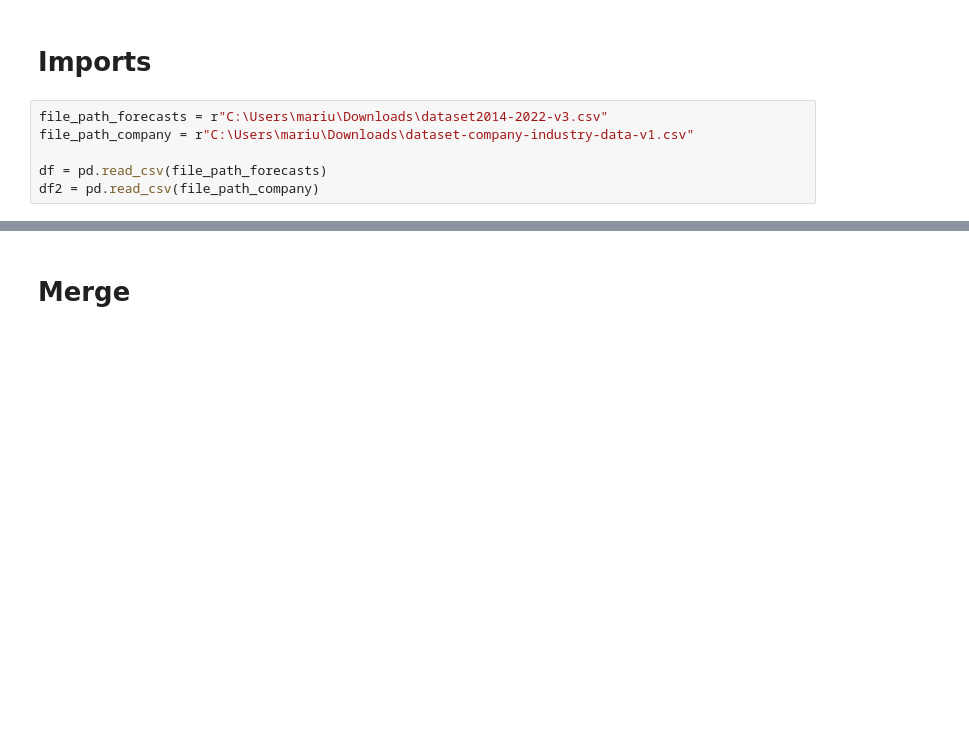
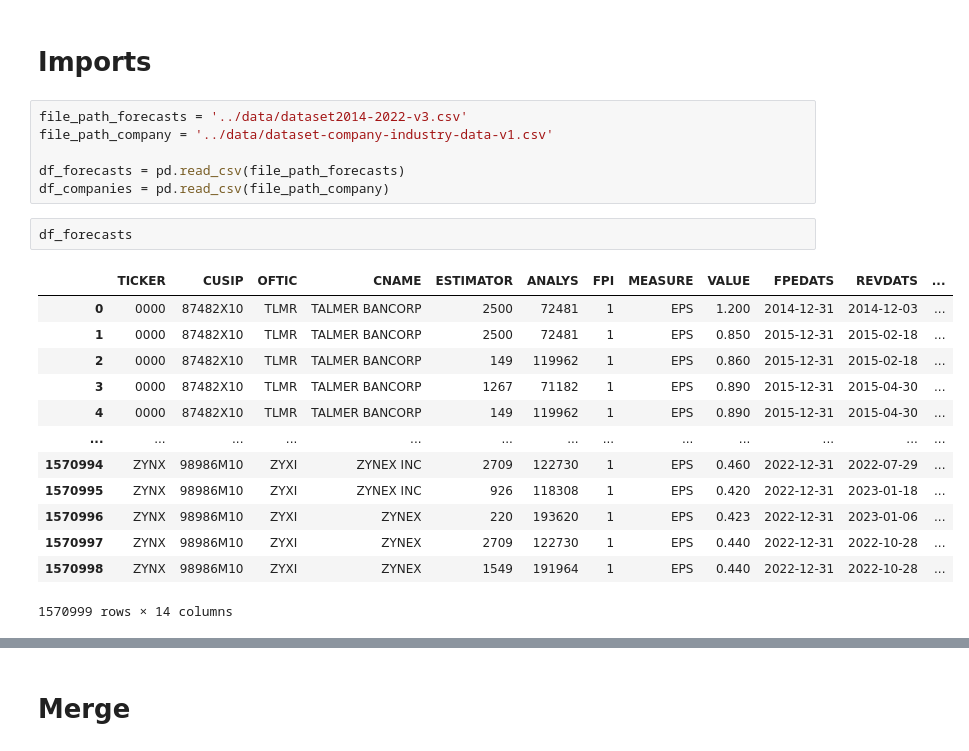
Before and after one commit to moshchev/gsfm_SS24, a Jupyter notebook: notebooks/dv-feature-generation.ipynb, the cells around one changed output, grey strips where cells are left out. Drawn from its saved outputs; the diff is of its cells as text; blank space fills up the shorter version.

```diff
--- a/notebooks/dv-feature-generation.ipynb
+++ b/notebooks/dv-feature-generation.ipynb
@@ -5,8 +5,24 @@ import polars as pl
 # %% [markdown]
 # Imports
 # %%
-file_path_forecasts = r"C:\Users\mariu\Downloads\dataset2014-2022-v3.csv"
-file_path_company = r"C:\Users\mariu\Downloads\dataset-company-industry-data-v1.csv"
+file_path_forecasts = '../data/dataset2014-2022-v3.csv'
+file_path_company = '../data/dataset-company-industry-data-v1.csv'
 
-df = pd.read_csv(file_path_forecasts)
-df2 = pd.read_csv(file_path_company)
+df_forecasts = pd.read_csv(file_path_forecasts)
+df_companies = pd.read_csv(file_path_company)
+# %%
+df_forecasts
+# %% [output]
+|  | TICKER | CUSIP | OFTIC | CNAME | ESTIMATOR | ANALYS | FPI | MEASURE | VALUE | FPEDATS | REVDATS | ... |
+| 0 | 0000 | 87482X10 | TLMR | TALMER BANCORP | 2500 | 72481 | 1 | EPS | 1.200 | 2014-12-31 | 2014-12-03 | ... |
+| 1 | 0000 | 87482X10 | TLMR | TALMER BANCORP | 2500 | 72481 | 1 | EPS | 0.850 | 2015-12-31 | 2015-02-18 | ... |
+| 2 | 0000 | 87482X10 | TLMR | TALMER BANCORP | 149 | 119962 | 1 | EPS | 0.860 | 2015-12-31 | 2015-02-18 | ... |
+| 3 | 0000 | 87482X10 | TLMR | TALMER BANCORP | 1267 | 71182 | 1 | EPS | 0.890 | 2015-12-31 | 2015-04-30 | ... |
+| 4 | 0000 | 87482X10 | TLMR | TALMER BANCORP | 149 | 119962 | 1 | EPS | 0.890 | 2015-12-31 | 2015-04-30 | ... |
+| ... | ... | ... | ... | ... | ... | ... | ... | ... | ... | ... | ... | ... |
+| 1570994 | ZYNX | 98986M10 | ZYXI | ZYNEX INC | 2709 | 122730 | 1 | EPS | 0.460 | 2022-12-31 | 2022-07-29 | ... |
+| 1570995 | ZYNX | 98986M10 | ZYXI | ZYNEX INC | 926 | 118308 | 1 | EPS | 0.420 | 2022-12-31 | 2023-01-18 | ... |
+| 1570996 | ZYNX | 98986M10 | ZYXI | ZYNEX | 220 | 193620 | 1 | EPS | 0.423 | 2022-12-31 | 2023-01-06 | ... |
+| 1570997 | ZYNX | 98986M10 | ZYXI | ZYNEX | 2709 | 122730 | 1 | EPS | 0.440 | 2022-12-31 | 2022-10-28 | ... |
+| 1570998 | ZYNX | 98986M10 | ZYXI | ZYNEX | 1549 | 191964 | 1 | EPS | 0.440 | 2022-12-31 | 2022-10-28 | ... |
+1570999 rows × 14 columns
```
Also changed, not shown: parts of 11 cells of this notebook.
